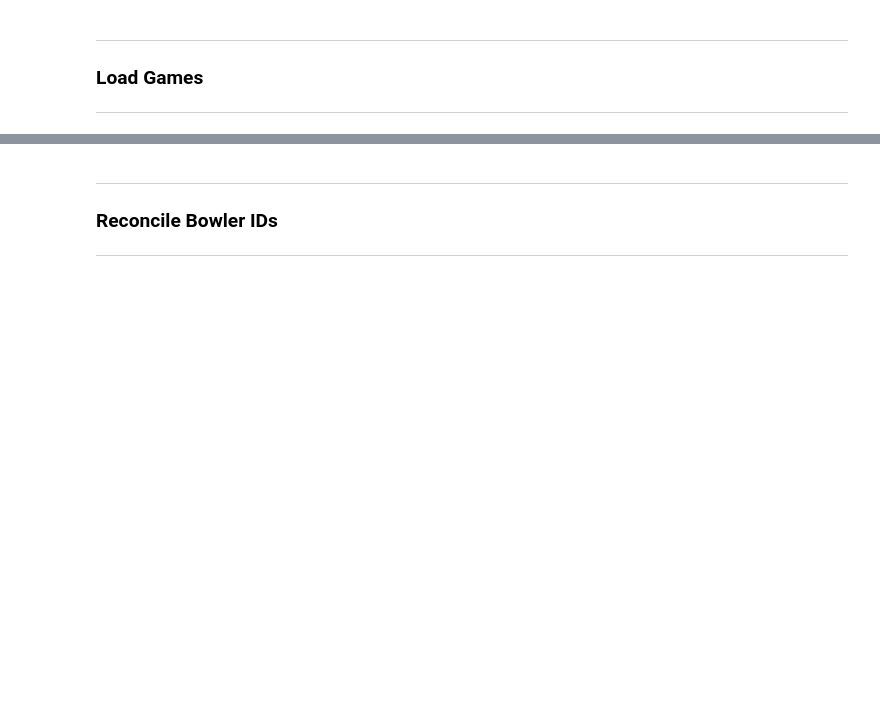
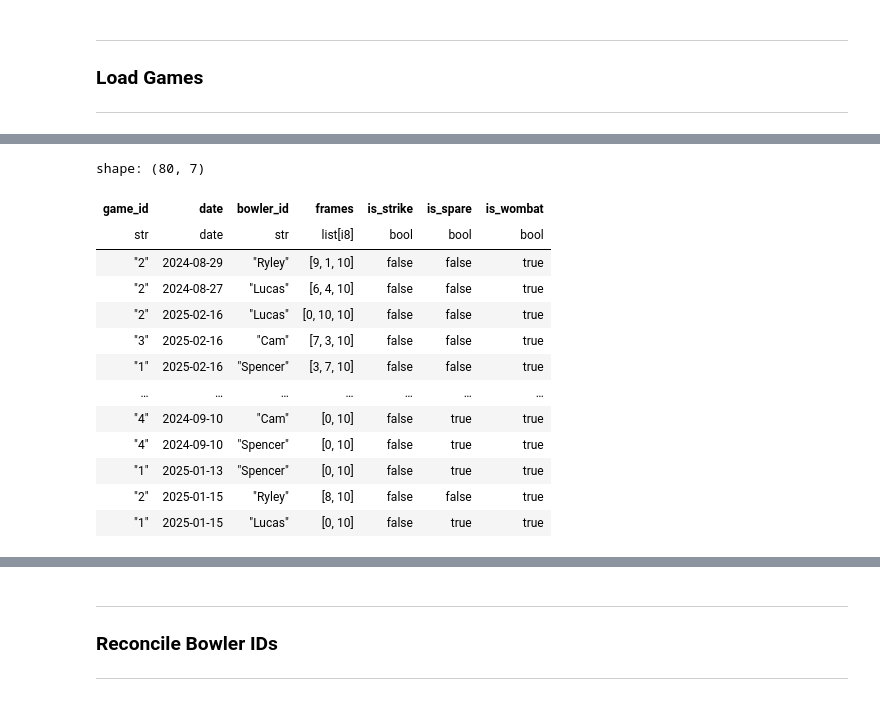
Before and after one commit to lucas-nelson-uiuc/pinsdb, a Jupyter notebook: test.ipynb, the cells around one changed output, grey strips where cells are left out. Saved outputs shown, nothing was run; the diff lists cells and outputs as text; code cells hidden in the pictures; blank space fills up the shorter version.

```diff
--- a/test.ipynb
+++ b/test.ipynb
@@ -10,0 +11,31 @@ all_games = Game.load_games()
+# %%
+(
+    bowler_frame
+    .with_columns(
+        pl.col("throws").bowling.construct_frames()
+    )
+    .explode("frames")
+    .drop("throws")
+    .with_columns(
+        pl.col("frames").bowling.is_strike(),
+        pl.col("frames").bowling.is_spare(),
+        pl.col("frames").bowling.is_wombat(),
+    )
+    .filter(pl.col("is_wombat"))
+    .sort(pl.col("frames").list.len(), descending=True)
+)
+# %% [output]
+shape: (80, 7)
+| game_id | date | bowler_id | frames | is_strike | is_spare | is_wombat |
+| str | date | str | list[i8] | bool | bool | bool |
+| "2" | 2024-08-29 | "Ryley" | [9, 1, 10] | false | false | true |
+| "2" | 2024-08-27 | "Lucas" | [6, 4, 10] | false | false | true |
+| "2" | 2025-02-16 | "Lucas" | [0, 10, 10] | false | false | true |
+| "3" | 2025-02-16 | "Cam" | [7, 3, 10] | false | false | true |
+| "1" | 2025-02-16 | "Spencer" | [3, 7, 10] | false | false | true |
+| … | … | … | … | … | … | … |
+| "4" | 2024-09-10 | "Cam" | [0, 10] | false | true | true |
+| "4" | 2024-09-10 | "Spencer" | [0, 10] | false | true | true |
+| "1" | 2025-01-13 | "Spencer" | [0, 10] | false | true | true |
+| "2" | 2025-01-15 | "Ryley" | [8, 10] | false | false | true |
+| "1" | 2025-01-15 | "Lucas" | [0, 10] | false | true | true |
```
Also changed, not shown: parts of 9 cells of this notebook, 36 other files.
